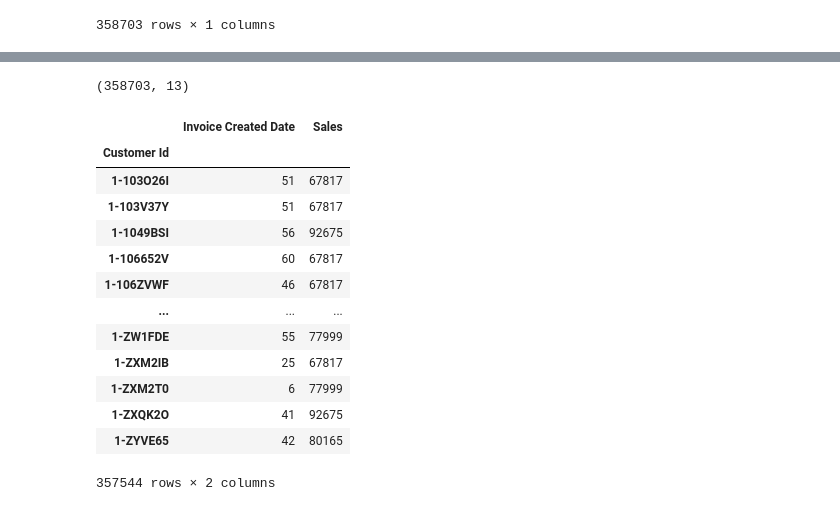
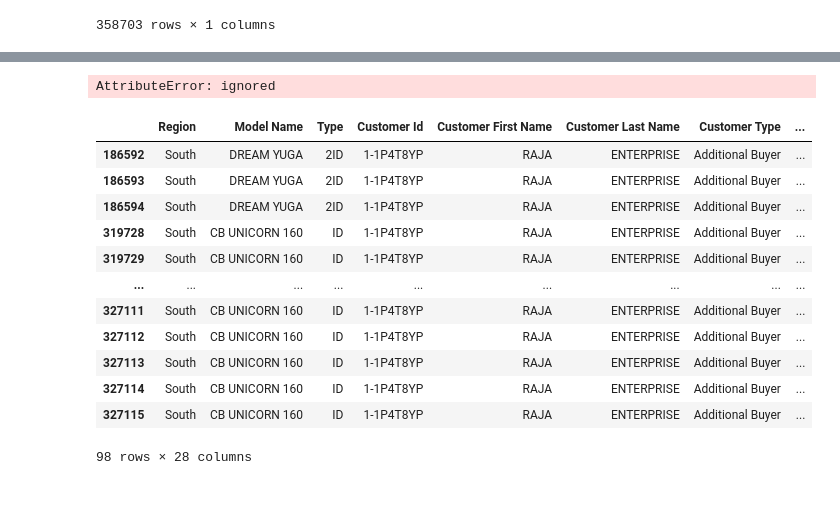
Before and after one commit to Atulsingh7/BIKES-DATA, a Jupyter notebook: Welcome_To_Colaboratory.ipynb, the cells around one changed output, grey strips where cells are left out. Saved outputs shown, nothing was run; the diff lists cells and outputs as text; code cells hidden in the pictures.

```diff
--- a/Welcome_To_Colaboratory.ipynb
+++ b/Welcome_To_Colaboratory.ipynb
@@ -538,0 +565,6 @@ memory usage: 46.4+ MB
+# %%
+from collections import Counter
+lst = ['Type' , 'Sales']
+rgh=salesTable.groupby('Customer Id').lst.apply(lambda c: Counter(c).most_common(1)[0][0])
+# %% [output]
+AttributeError: ignored
@@ -538,0 +573,16 @@ memory usage: 46.4+ MB
+# %%
+salesTable[salesTable['Customer Id'] == '1-1P4T8YP']
+# %% [output]
+|  | Region | Model Name | Type | Customer Id | Customer First Name | Customer Last Name | Customer Type | ... |
+| 186592 | South | DREAM YUGA | 2ID | 1-1P4T8YP | RAJA | ENTERPRISE | Additional Buyer | ... |
+| 186593 | South | DREAM YUGA | 2ID | 1-1P4T8YP | RAJA | ENTERPRISE | Additional Buyer | ... |
+| 186594 | South | DREAM YUGA | 2ID | 1-1P4T8YP | RAJA | ENTERPRISE | Additional Buyer | ... |
+| 319728 | South | CB UNICORN 160 | ID | 1-1P4T8YP | RAJA | ENTERPRISE | Additional Buyer | ... |
+| 319729 | South | CB UNICORN 160 | ID | 1-1P4T8YP | RAJA | ENTERPRISE | Additional Buyer | ... |
+| ... | ... | ... | ... | ... | ... | ... | ... | ... |
+| 327111 | South | CB UNICORN 160 | ID | 1-1P4T8YP | RAJA | ENTERPRISE | Additional Buyer | ... |
+| 327112 | South | CB UNICORN 160 | ID | 1-1P4T8YP | RAJA | ENTERPRISE | Additional Buyer | ... |
+| 327113 | South | CB UNICORN 160 | ID | 1-1P4T8YP | RAJA | ENTERPRISE | Additional Buyer | ... |
+| 327114 | South | CB UNICORN 160 | ID | 1-1P4T8YP | RAJA | ENTERPRISE | Additional Buyer | ... |
+| 327115 | South | CB UNICORN 160 | ID | 1-1P4T8YP | RAJA | ENTERPRISE | Additional Buyer | ... |
+98 rows × 28 columns
@@ -541,22 +595,3 @@ rfm = salesTable.groupby('Customer Id').agg({'Invoice Created Date': lambda x: (
 # %%
-salesTable.shape
+rfm.shape
-# %% [output]
-(358703, 13)
-# %%
-rfm
-# %% [output]
-|  | Invoice Created Date | Sales |
-| Customer Id |  |  |
-| 1-103O26I | 51 | 67817 |
-| 1-103V37Y | 51 | 67817 |
-| 1-1049BSI | 56 | 92675 |
-| 1-106652V | 60 | 67817 |
-| 1-106ZVWF | 46 | 67817 |
-| ... | ... | ... |
-| 1-ZW1FDE | 55 | 77999 |
-| 1-ZXM2IB | 25 | 67817 |
-| 1-ZXM2T0 | 6 | 77999 |
-| 1-ZXQK2O | 41 | 92675 |
-| 1-ZYVE65 | 42 | 80165 |
-357544 rows × 2 columns
 # %%
```
Also changed, not shown: parts of 71 cells of this notebook.
